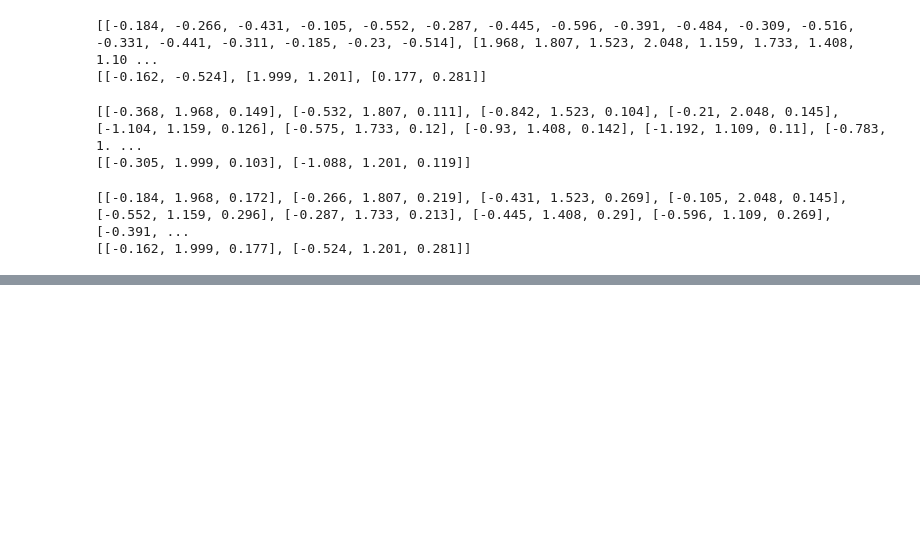
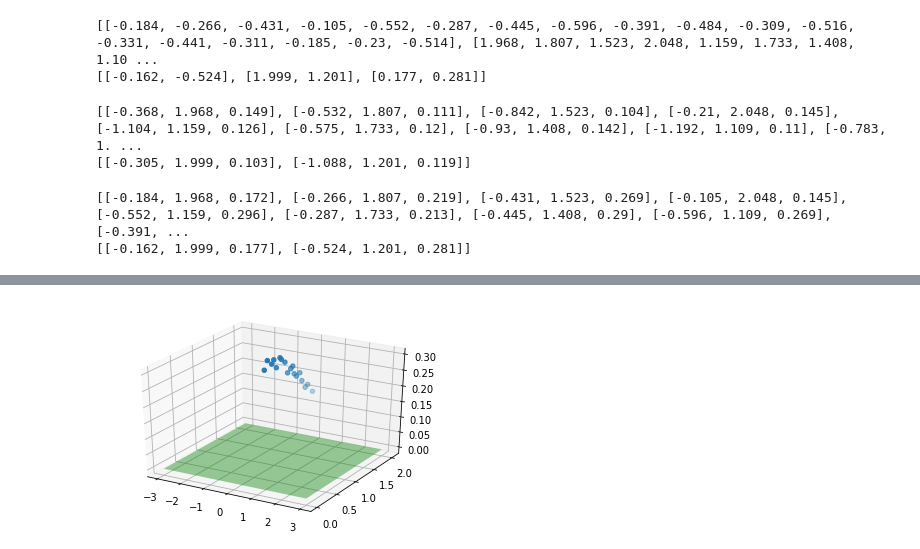
Before and after one commit to batataazul/projects_MachineLearning, a Jupyter notebook: project2_ra214129_ra216179/report/regression.ipynb, the cells around one changed output, grey strips where cells are left out. Saved outputs shown, nothing was run; the diff lists cells and outputs as text; code cells hidden in the pictures; blank space fills up the shorter version.

```diff
--- a/project2_ra214129_ra216179/report/regression.ipynb
+++ b/project2_ra214129_ra216179/report/regression.ipynb
@@ -101,0 +160,4 @@ print(testsetP2)
+# %%
+plotPoints(trainset2)
+# %% [output]
+[figure, added]
```
Also changed, not shown: parts of 13 cells of this notebook.
